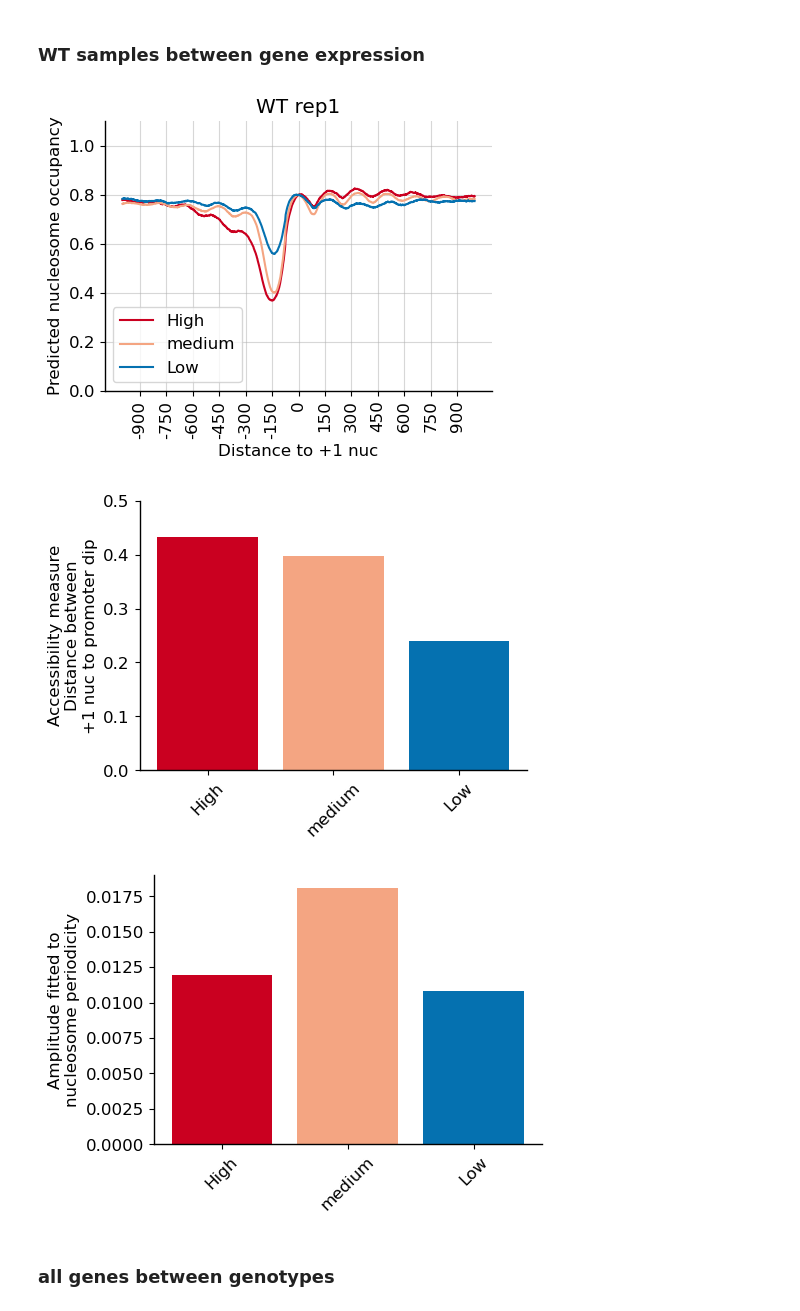
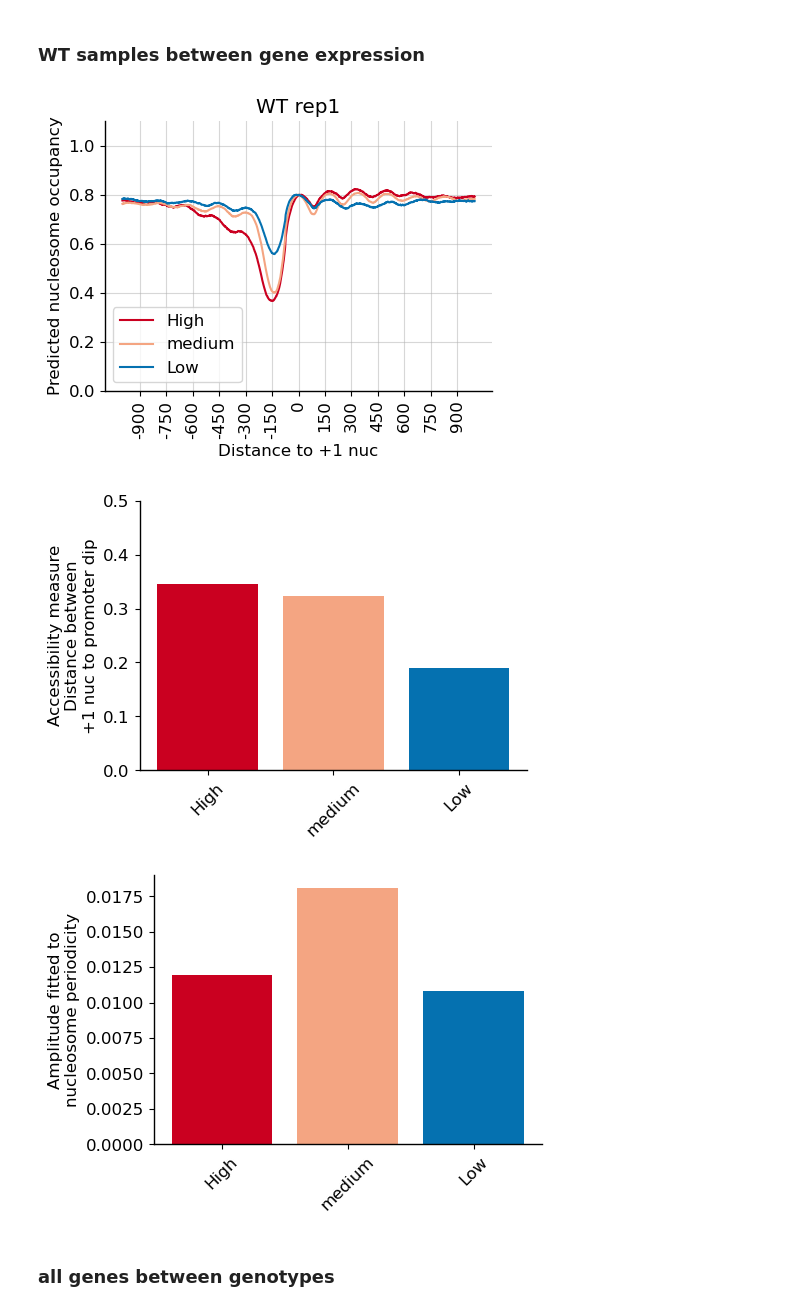
Before and after one commit to baigal628/saccer_lr_multiome_manuscript, a Jupyter notebook: src/4_single_molecule_chromatin_analysis.ipynb, the cells around one changed output. Drawn from its saved outputs; the diff is of its cells as text; code cells hidden in the pictures.

```diff
--- a/src/4_single_molecule_chromatin_analysis.ipynb
+++ b/src/4_single_molecule_chromatin_analysis.ipynb
@@ -345,14 +345,14 @@ for i in range(len(allagg)):
             agg_scores.append(float(line[k]))
 
         # dist between peak to dip
-        peak = max(agg_scores[995:1005])
-        dip = min(agg_scores[845:855])
+        peak = max(agg_scores[900:1100])
+        dip = min(agg_scores[900:1100])
         dist = 0.8 - peak
         agg_scores_norm = [s + dist for s in agg_scores]
         dists.append(peak-dip)
 
         x = np.arange(-hw, hw+1)
-        y = np.array(agg_scores_norm)
+        y = np.array(agg_scores)
 
         # magnitute
         mask = (x > 0) & (x < 800)
@@ -380,34 +380,34 @@ plt.legend()
 plt.savefig('../figures/Supp_agg_ys18_rep1_by_expr.pdf', bbox_inches='tight')
 plt.show()
 plt.close()
 
 
 plt.figure(figsize=(5, 3.5))
 left = 1
 for i in range(len(dists)):
     plt.bar(left, dists[i], label = labels[i], color=cmap[i])
     left += 1
 
 plt.ylim(0.0,0.5)
 
 plt.xticks(np.arange(1, len(dists)+1), labels, rotation = 45)
 plt.ylabel('Accessibility measure\nDistance between\n+1 nuc to promoter dip')
 plt.savefig('../figures/Supp_distance_between_peak_dip_ys18_rep1_by_expr.pdf', bbox_inches='tight')
 
 plt.figure(figsize=(5, 3.5))
 left = 1
 for i in range(len(dists)):
     plt.bar(left, amplitudes[i], label = labels[i], color=cmap[i])
     left += 1
 
 plt.xticks(np.arange(1, len(amplitudes)+1), labels, rotation = 45)
 plt.ylabel('Amplitude fitted to\nnucleosome periodicity')
 plt.savefig('../figures/Supp_amplitude_ys18_rep1_by_expr.pdf', bbox_inches='tight')
 plt.show()
 plt.close()
 # %% [output]
 [figure]
-[figure, old version]
+[figure, new version]
 [figure]
 # %% [markdown]
 ### all genes between genotypes
```
Also changed, not shown: parts of 1 cell of this notebook, 25 other files.
